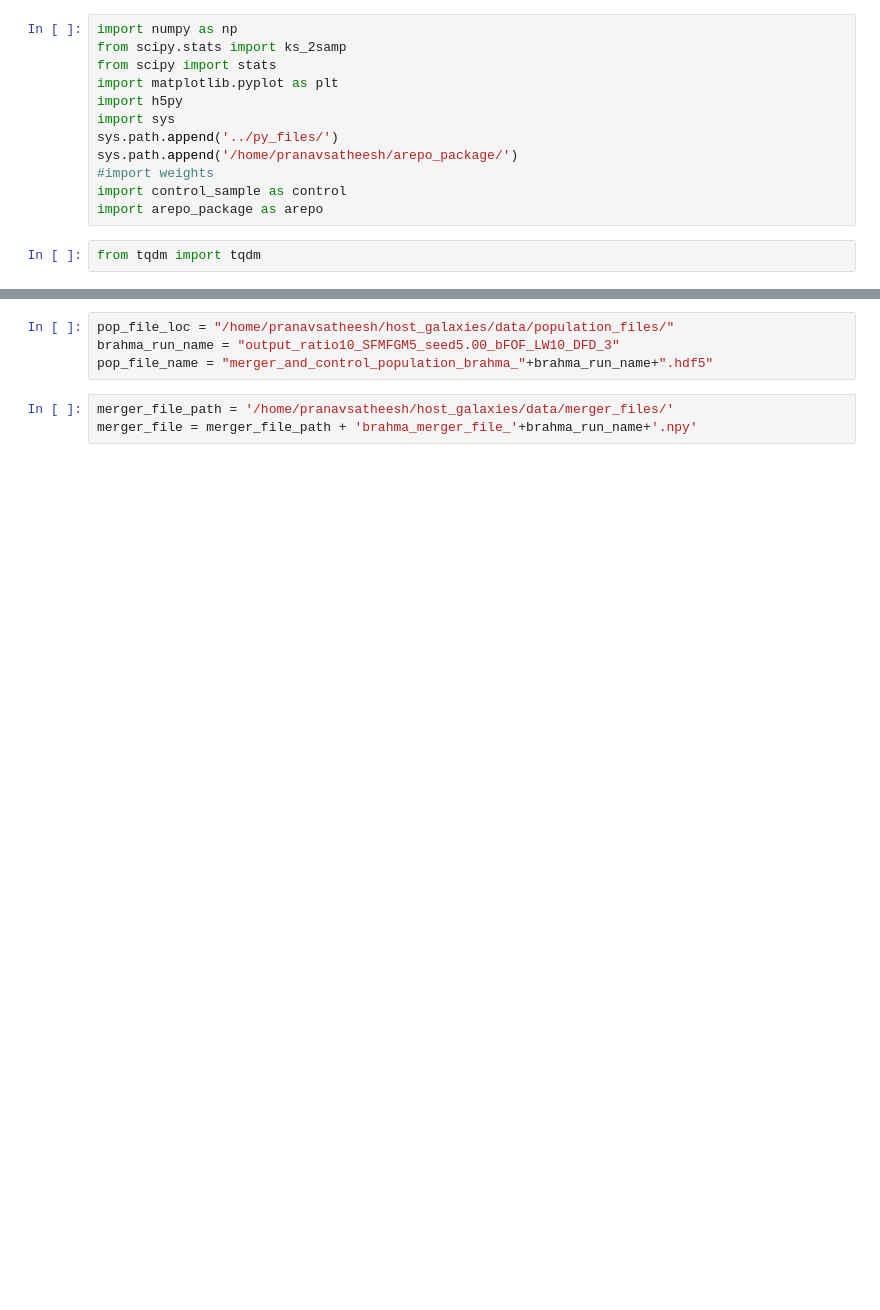
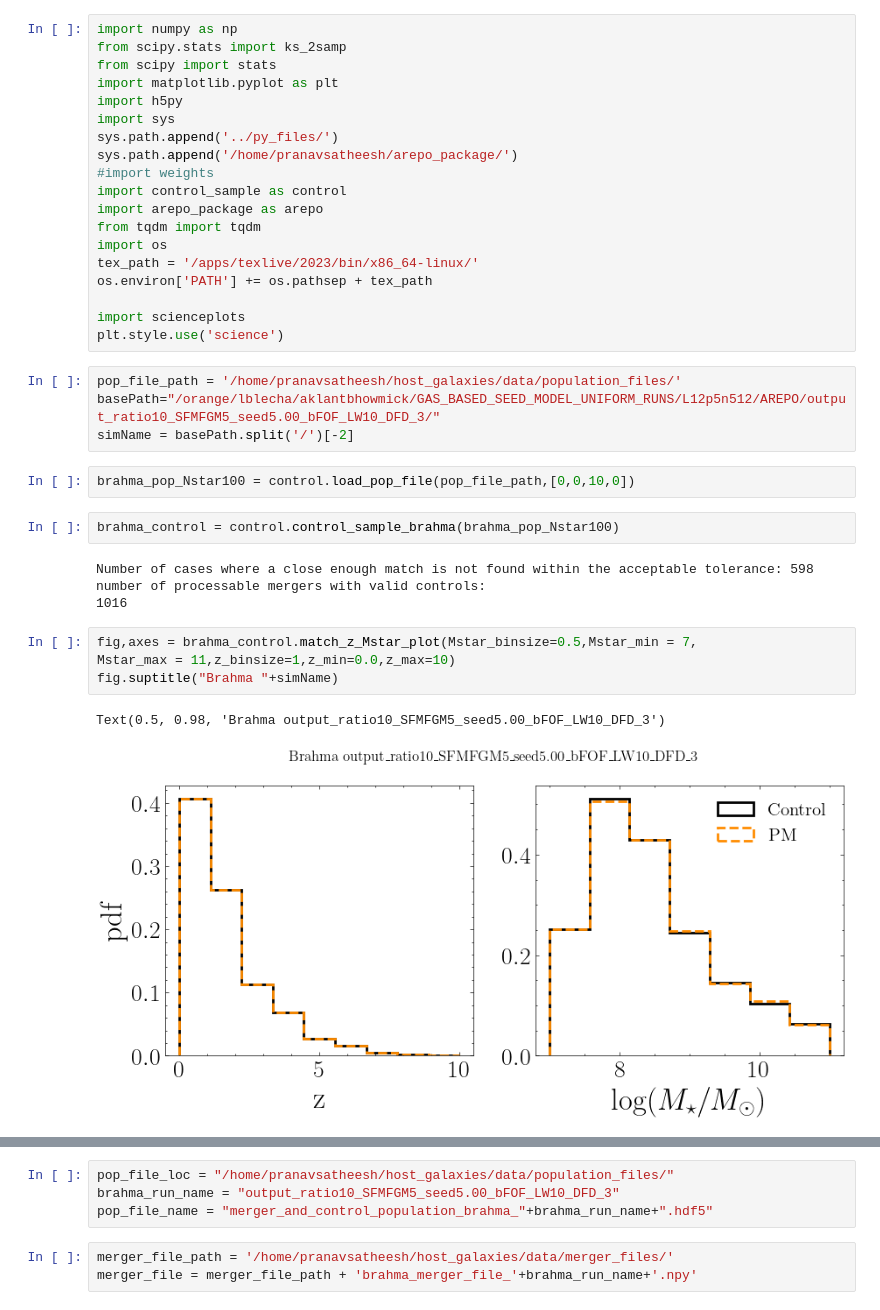
Before and after one commit to pranav-satheesh/host_galaxies, a Jupyter notebook: notebooks/control_samples_analysis_brahma.ipynb, the cells around one changed output, grey strips where cells are left out. Saved outputs shown, nothing was run; the diff lists cells and outputs as text; blank space fills up the shorter version.

```diff
--- a/notebooks/control_samples_analysis_brahma.ipynb
+++ b/notebooks/control_samples_analysis_brahma.ipynb
@@ -10,5 +10,29 @@ sys.path.append('/home/pranavsatheesh/arepo_package/')
 #import weights
 import control_sample as control
 import arepo_package as arepo
+from tqdm import tqdm
+import os
+tex_path = '/apps/texlive/2023/bin/x86_64-linux/'
+os.environ['PATH'] += os.pathsep + tex_path
+
+import scienceplots
+plt.style.use('science')
 # %%
-from tqdm import tqdm
+pop_file_path = '/home/pranavsatheesh/host_galaxies/data/population_files/'
+basePath="/orange/lblecha/aklantbhowmick/GAS_BASED_SEED_MODEL_UNIFORM_RUNS/L12p5n512/AREPO/output_ratio10_SFMFGM5_seed5.00_bFOF_LW10_DFD_3/"
+simName = basePath.split('/')[-2]
+# %%
+brahma_pop_Nstar100 = control.load_pop_file(pop_file_path,[0,0,10,0])
+# %%
+brahma_control = control.control_sample_brahma(brahma_pop_Nstar100)
+# %% [output]
+Number of cases where a close enough match is not found within the acceptable tolerance: 598
+number of processable mergers with valid controls:
+1016
+# %%
+fig,axes = brahma_control.match_z_Mstar_plot(Mstar_binsize=0.5,Mstar_min = 7,
+Mstar_max = 11,z_binsize=1,z_min=0.0,z_max=10)
+fig.suptitle("Brahma "+simName)
+# %% [output]
+Text(0.5, 0.98, 'Brahma output_ratio10_SFMFGM5_seed5.00_bFOF_LW10_DFD_3')
+[figure, added]
```
Also changed, not shown: parts of 5 cells of this notebook, 4 other files.
